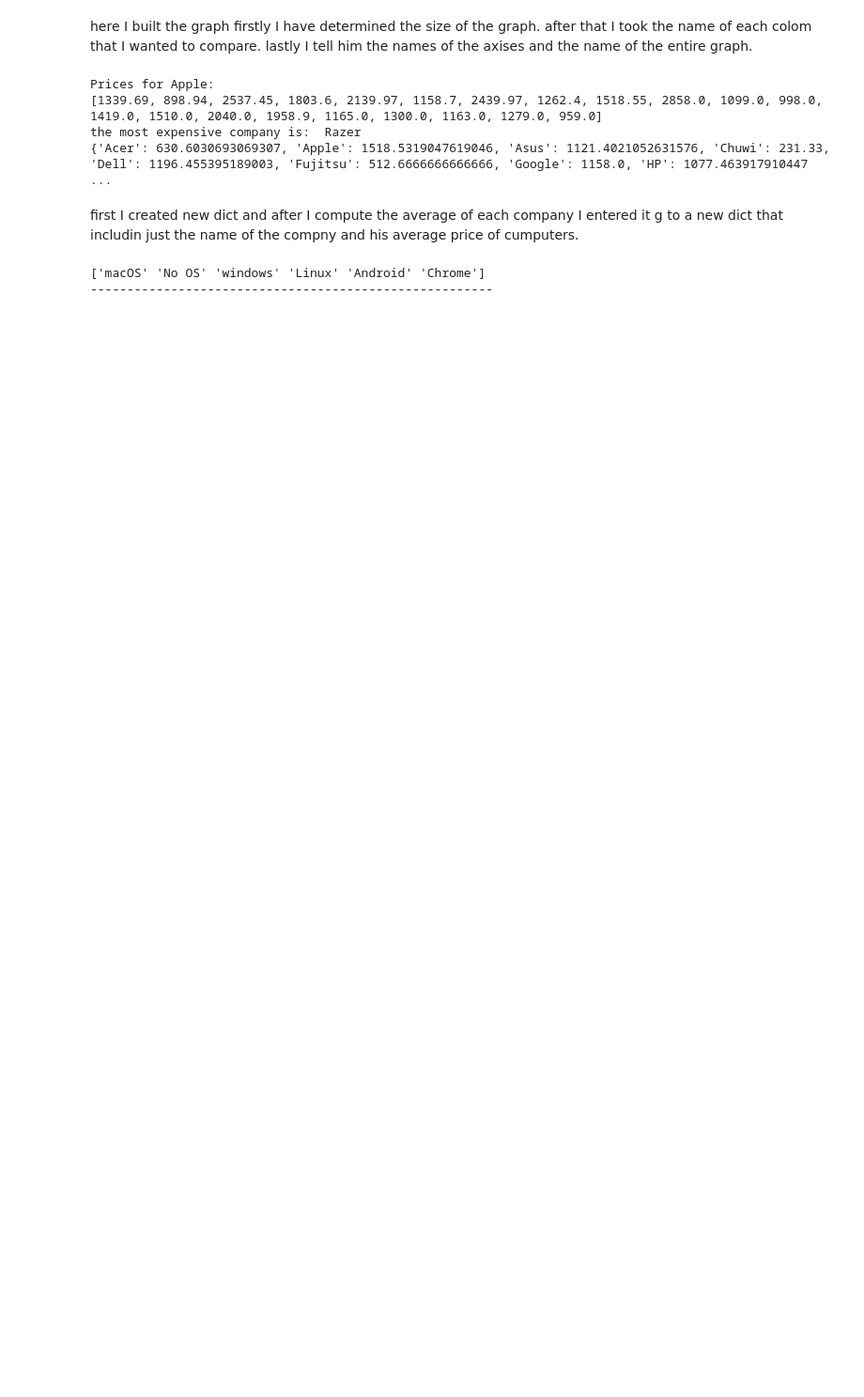
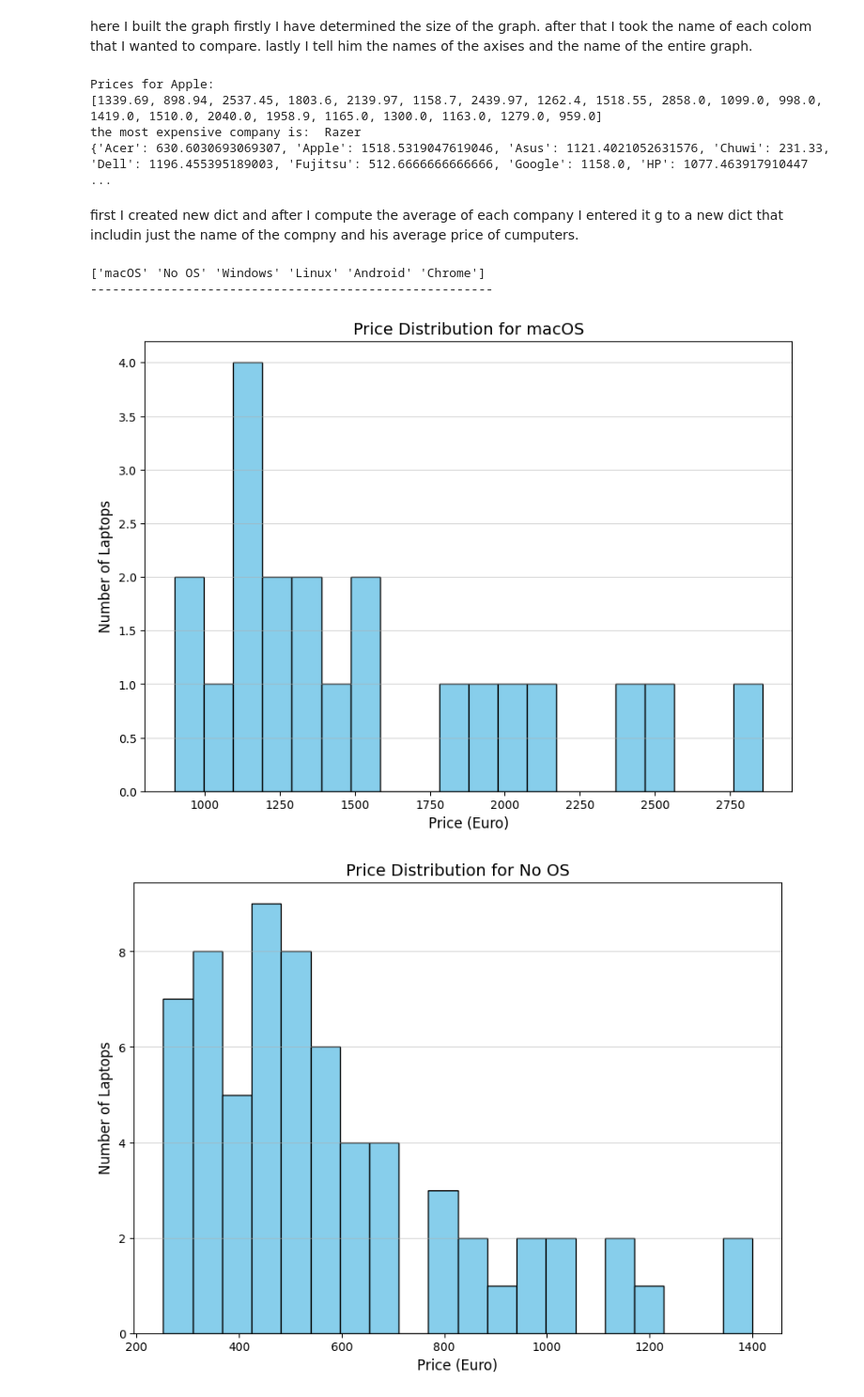
Before and after one commit to ofirkalan/mini-project-1, a Jupyter notebook: Mini_project_ofir_kalanthroff_322290651.ipynb, the cells around one changed output. Shown at 94% size. Cells and saved outputs as stored; diff of their text form; code cells hidden in the pictures; blank space fills up the shorter version.

```diff
--- a/Mini_project_ofir_kalanthroff_322290651.ipynb
+++ b/Mini_project_ofir_kalanthroff_322290651.ipynb
@@ -60,25 +60,34 @@ first I created new dict and after I compute the average of each company I enter
 # %%
 def categorife_os(os_name): #checking each name
     if 'mac' in os_name or 'Mac' in os_name:
         return 'macOS'
     elif 'Windows' in os_name:
         return'Windows'
     elif 'Android' in os_name:
         return'Android'
     elif 'Chrome' in os_name:
         return'Chrome'
     elif 'Linox' in os_name:
         return'Linox'
     else:
         return os_name
 external_data_frame['OpSys'] = external_data_frame['OpSys'].apply(categorife_os)
 print(external_data_frame['OpSys'].unique())
 print("-" * 55)
 
 #creating the graphs
 uniqeu_system = external_data_frame['OpSys'].unique()
 for os_name in uniqeu_system:
     subset = external_data_frame[external_data_frame['OpSys'] == os_name]# creating table with the current company computers
+    plt.figure(figsize=(10, 7))
+    plt.hist(subset['Price (Euro)'], bins=20, color='skyblue', edgecolor='black')#
+    plt.title(f'Price Distribution for {os_name}', fontsize=14)
+    plt.xlabel('Price (Euro)', fontsize=12)
+    plt.ylabel('Number of Laptops', fontsize=12)
+    plt.grid(axis='y', alpha=0.5)
+    plt.show()
 # %% [output]
-['macOS' 'No OS' 'windows' 'Linux' 'Android' 'Chrome']
+['macOS' 'No OS' 'Windows' 'Linux' 'Android' 'Chrome']
 -------------------------------------------------------
+[figure, added]
+[figure, added]
```
Also changed, not shown: parts of 3 cells of this notebook.
